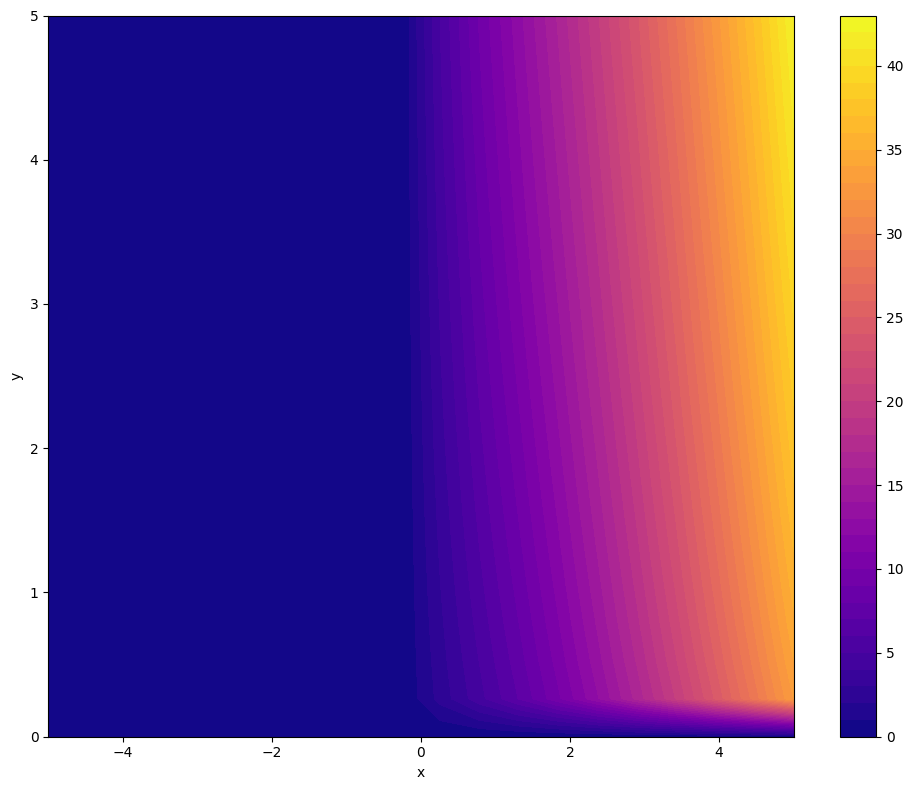
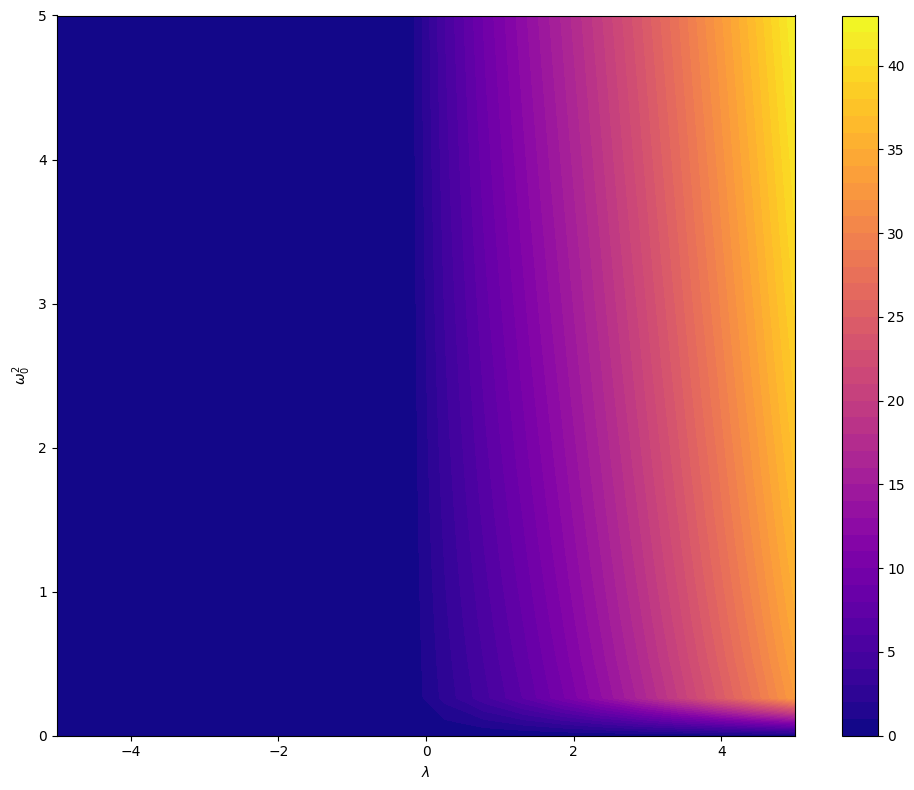
The notebook cell's code change between the first figure and the second:
--- before
+++ after
@@ -1,3 +1,3 @@
 from utils.plots import plot_heatmap
 
-plot_heatmap(x, y, Z)
+plot_heatmap(x, y, Z, x_label=r'$\lambda$', y_label=r'$\omega_0^2$')

Commit: exp1 finished